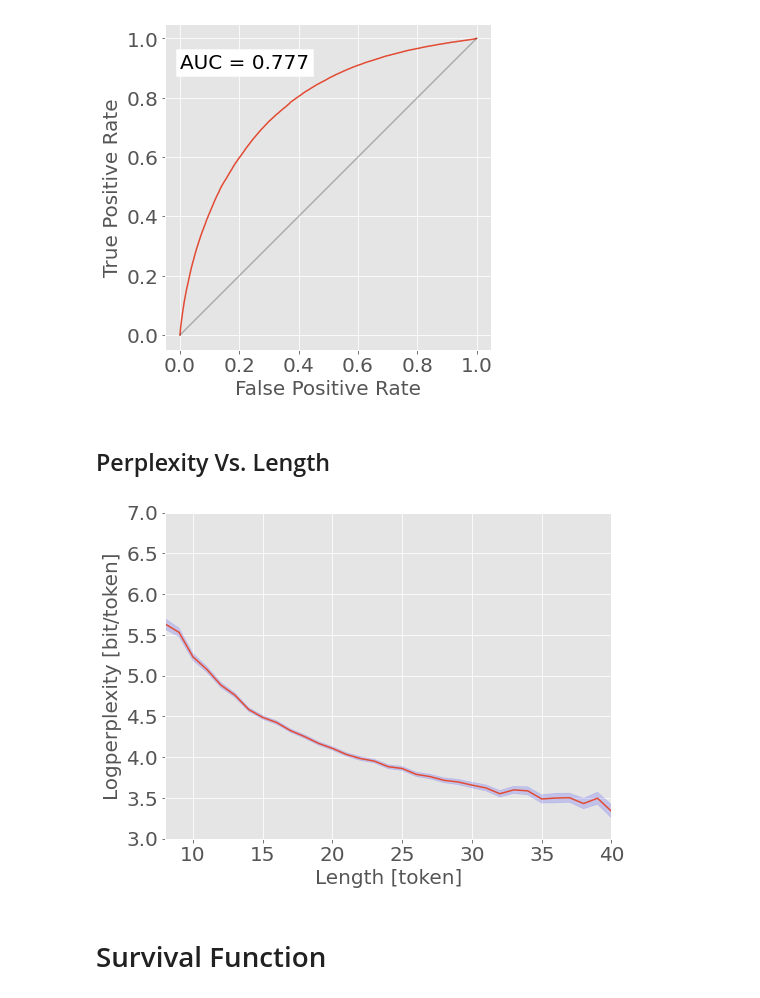
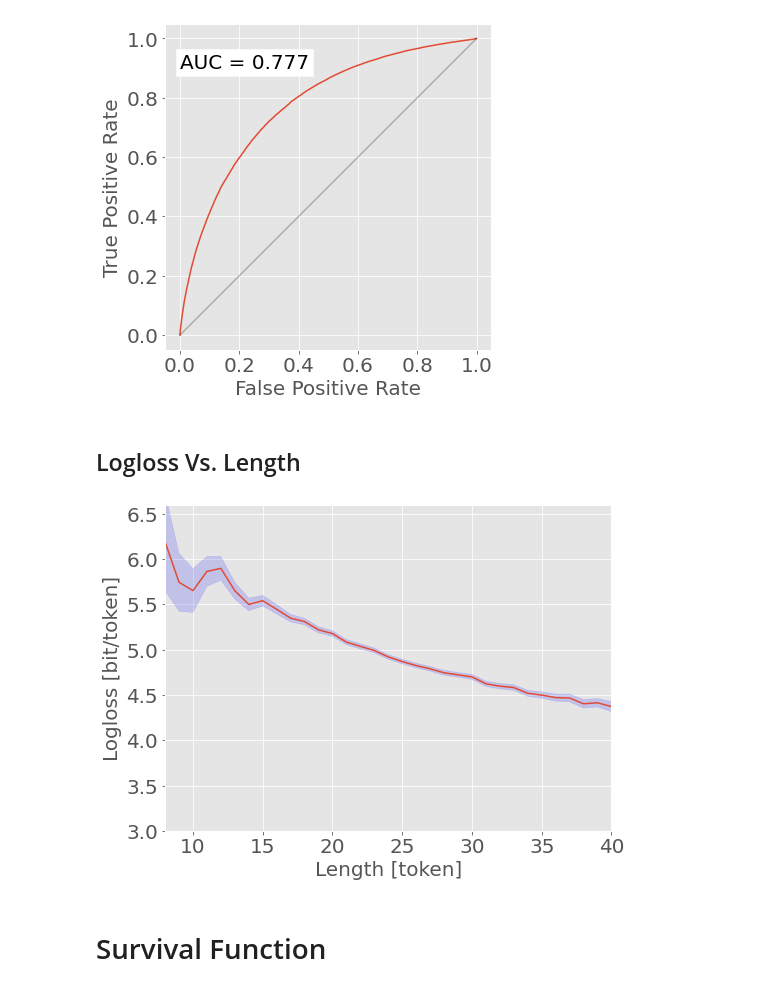
Before and after one commit to alonkipnis/detectLM, a Jupyter notebook: illustrate_hist_and_ROC.ipynb, the cells around one changed output. Drawn from its saved outputs; the diff is of its cells as text; code cells hidden in the pictures.

```diff
--- a/illustrate_hist_and_ROC.ipynb
+++ b/illustrate_hist_and_ROC.ipynb
@@ -48,7 +50,7 @@ if dataset == 'news':
     human_author =  'Human'
     machine_author = 'ChatGPT'
 if dataset == 'abstracts':
-    human_author =  'scientific abstract'
+    human_author =  'Scientific Abstracts'
     machine_author = 'ChatGPT'
 
 data_machine['author'] = machine_author
@@ -183,7 +185,7 @@ plt.show()
 # %% [output]
 [figure]
 # %% [markdown]
-## Perplexity Vs. Length
+## Logloss Vs. Length
 # %%
 def plot_perp_vs_len(data, min_len=5, max_len=160):
     df_grouped = (
@@ -212,19 +213,19 @@ def plot_perp_vs_len(data, min_len=5, max_len=160):
 # %%
 IGNORE_FIRST_SENTENCE = True
 if context == 'previous_sentence' or IGNORE_FIRST_SENTENCE:
     data_disp = datar[datar.num>1]
 
 plot_perp_vs_len(data_disp[data_disp.author == machine_author], min_len=5, max_len=50)
 #plt.title("LogLoss vs. sentence length")
-plt.ylim([3,7])
+plt.ylim([3,6.6])
 plt.xlim([8,40])
 plt.yticks(fontsize=20)
 plt.xticks(fontsize=20)
 
 plt.savefig(f"Figs/logloss_vs_len_{name}.png")
 plt.show()
 # %% [output]
-[figure, old version]
+[figure, new version]
 # %% [markdown]
 # Survival Function
 # %%
```
Also changed, not shown: parts of 9 cells of this notebook, 10 other files.
